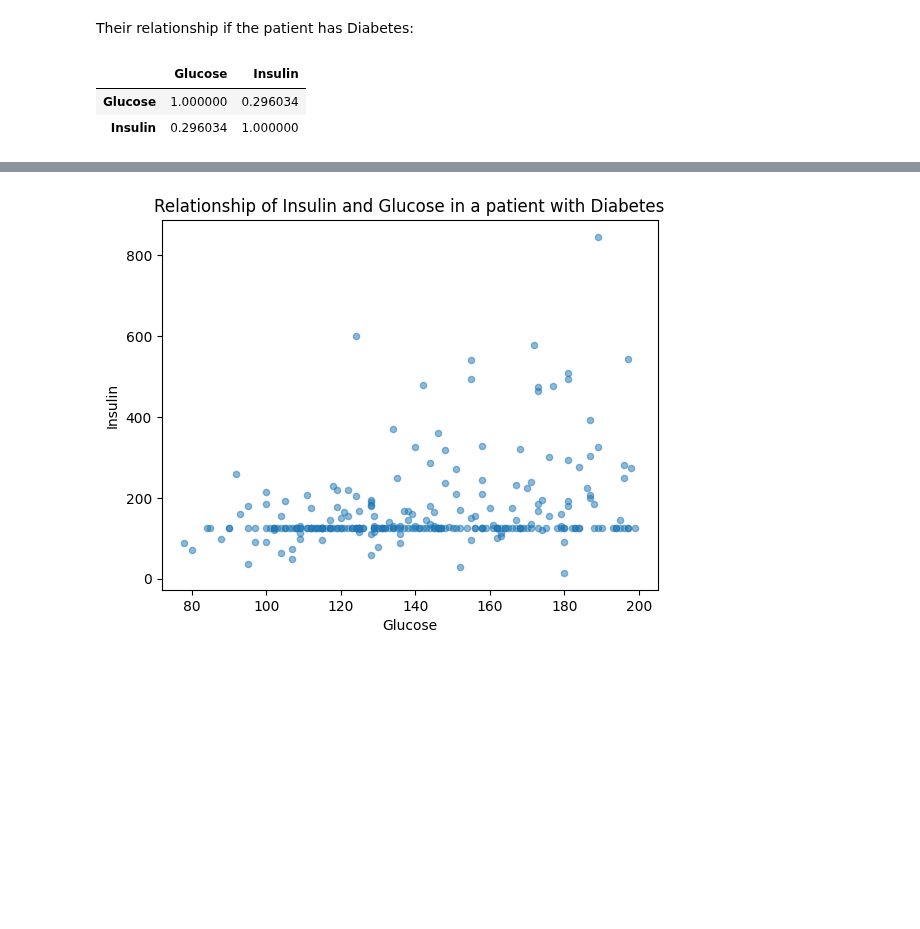
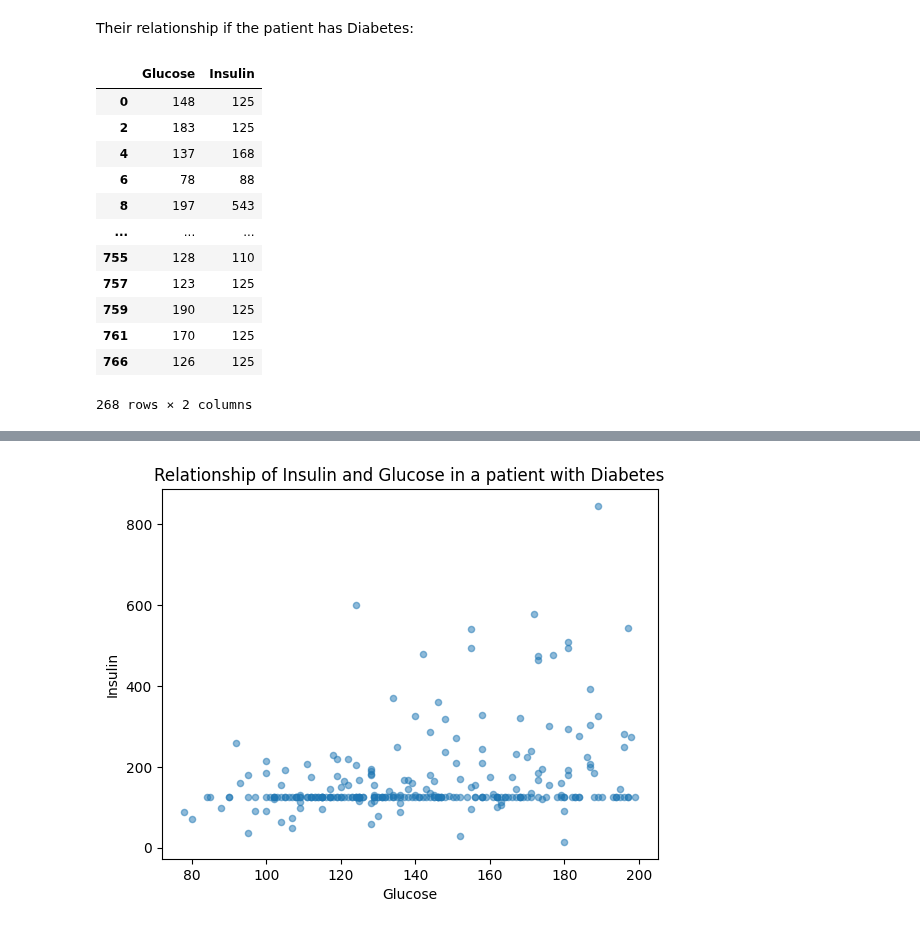
Before and after one commit to houin679/CSMODELPROJECT, a Jupyter notebook: nb1.ipynb, the cells around one changed output, grey strips where cells are left out. Cells and saved outputs as stored; diff of their text form; code cells hidden in the pictures; blank space fills up the shorter version.

```diff
--- a/nb1.ipynb
+++ b/nb1.ipynb
@@ -226,10 +228,9 @@ filtered_df = df[df['Insulin'] != 0]
 median_Insulin = filtered_df['Insulin'].median()
 df['Insulin'] = df['Insulin'].replace(0, median_Insulin)
 # %%
-#median_SkinThickness = df['SkinThickness'].median()
-#df['SkinThickness'] = df['SkinThickness'].replace(0, median_SkinThickness)
-
-df.drop('SkinThickness', axis=1, inplace=True)
+filtered_df = df[df['SkinThickness'] != 0]
+median_SkinThickness = filtered_df['SkinThickness'].median()
+df['SkinThickness'] = df['SkinThickness'].replace(0, median_SkinThickness)
 # %%
 df.describe()
 # %% [output]
@@ -554,9 +587,20 @@ plt.show()
 # %% [markdown]
 Their relationship if the patient has Diabetes:
 # %%
+# Display Columns
 glucose_insulin_1 = df[df['Outcome'] == 1][['Glucose', 'Insulin']]
-glucose_insulin_1.corr()
+glucose_insulin_1
 # %% [output]
 |  | Glucose | Insulin |
-| Glucose | 1.000000 | 0.296034 |
-| Insulin | 0.296034 | 1.000000 |
+| 0 | 148 | 125 |
+| 2 | 183 | 125 |
+| 4 | 137 | 168 |
+| 6 | 78 | 88 |
+| 8 | 197 | 543 |
+| ... | ... | ... |
+| 755 | 128 | 110 |
+| 757 | 123 | 125 |
+| 759 | 190 | 125 |
+| 761 | 170 | 125 |
+| 766 | 126 | 125 |
+268 rows × 2 columns
```
Also changed, not shown: parts of 14 cells of this notebook.
